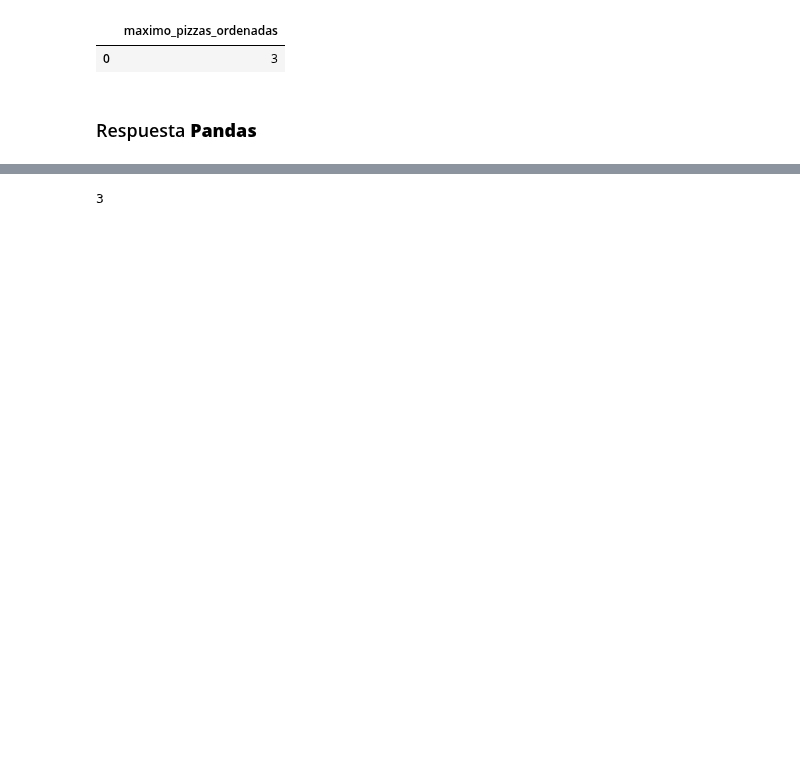
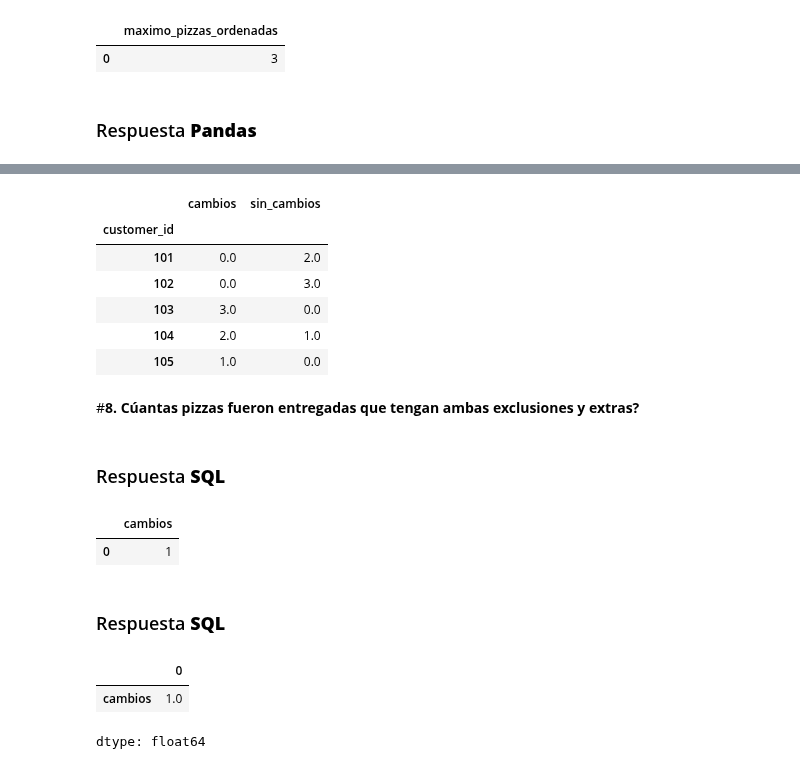
Before and after one commit to LLAES07/SQL_DESAFIO, a Jupyter notebook: Caso_2.ipynb, the cells around one changed output, grey strips where cells are left out. Drawn from its saved outputs; the diff is of its cells as text; code cells hidden in the pictures; blank space fills up the shorter version.

```diff
--- a/Caso_2.ipynb
+++ b/Caso_2.ipynb
@@ -720,7 +765,56 @@ df_merge
 | 10 | 8 | 102 | 1 |  |  | 2020-01-09 23:54:33 | 2 | 2020-01-10 00:15:02 | 23.4 | ... |
 | 12 | 10 | 104 | 1 |  |  | 2020-01-11 18:34:49 | 1 | 2020-01-11 18:50:20 | 10 | ... |
 | 13 | 10 | 104 | 1 | 2, 6 | 1, 4 | 2020-01-11 18:34:49 | 1 | 2020-01-11 18:50:20 | 10 | ... |
+# %%
+df_merge.loc[(df_merge['exclusions']!='') | (df_merge['extras']!=''), 'cambios'] = 1
+df_merge.loc[(df_merge['exclusions']=='') & (df_merge['extras']==''), 'sin_cambios'] = 1
 # %%
-df_merge.groupby(['order_id'])['customer_id'].count().max()
+df_merge.groupby(['customer_id'])[['cambios', 'sin_cambios']].sum()
 # %% [output]
-3
+|  | cambios | sin_cambios |
+| customer_id |  |  |
+| 101 | 0.0 | 2.0 |
+| 102 | 0.0 | 3.0 |
+| 103 | 3.0 | 0.0 |
+| 104 | 2.0 | 1.0 |
+| 105 | 1.0 | 0.0 |
+# %% [markdown]
+#**8. Cúantas pizzas fueron entregadas que tengan ambas exclusiones y extras?**
+# %% [markdown]
+### Respuesta **SQL**
+# %%
+query = '''
+  SELECT
+    SUM(CASE
+      WHEN CAST(c.exclusions AS FLOAT) !=0 AND CAST(c.extras AS FLOAT) !=0 THEN 1
+      ELSE 0
+    END) AS cambios
+  FROM
+    customer_orders c
+  LEFT JOIN
+    runner_orders r
+    ON
+      c.order_id = r.order_id
+  WHERE
+    CAST(r.distance AS INTEGER) !=0
+  GROUP BY
+    c.customer_id
+  HAVING cambios >0
+
+'''
+pd.read_sql_query(query, connection)
+# %% [output]
+|  | cambios |
+| 0 | 1 |
+# %% [markdown]
+### Respuesta **SQL**
+# %%
+df_merge = pd.merge(df_customer_orders, df_runner_orders, on='order_id')
+df_merge = df_merge[(df_merge['distance']!=0) & (df_merge['distance']!='')]
+df_merge.loc[(df_merge['exclusions']!='') & (df_merge['extras']!=''), 'cambios'] = 1
+
+df_merge[['cambios']].max()
+# %% [output]
+|  | 0 |
+| cambios | 1.0 |
+dtype: float64
```
Also changed, not shown: parts of 17 cells of this notebook.
